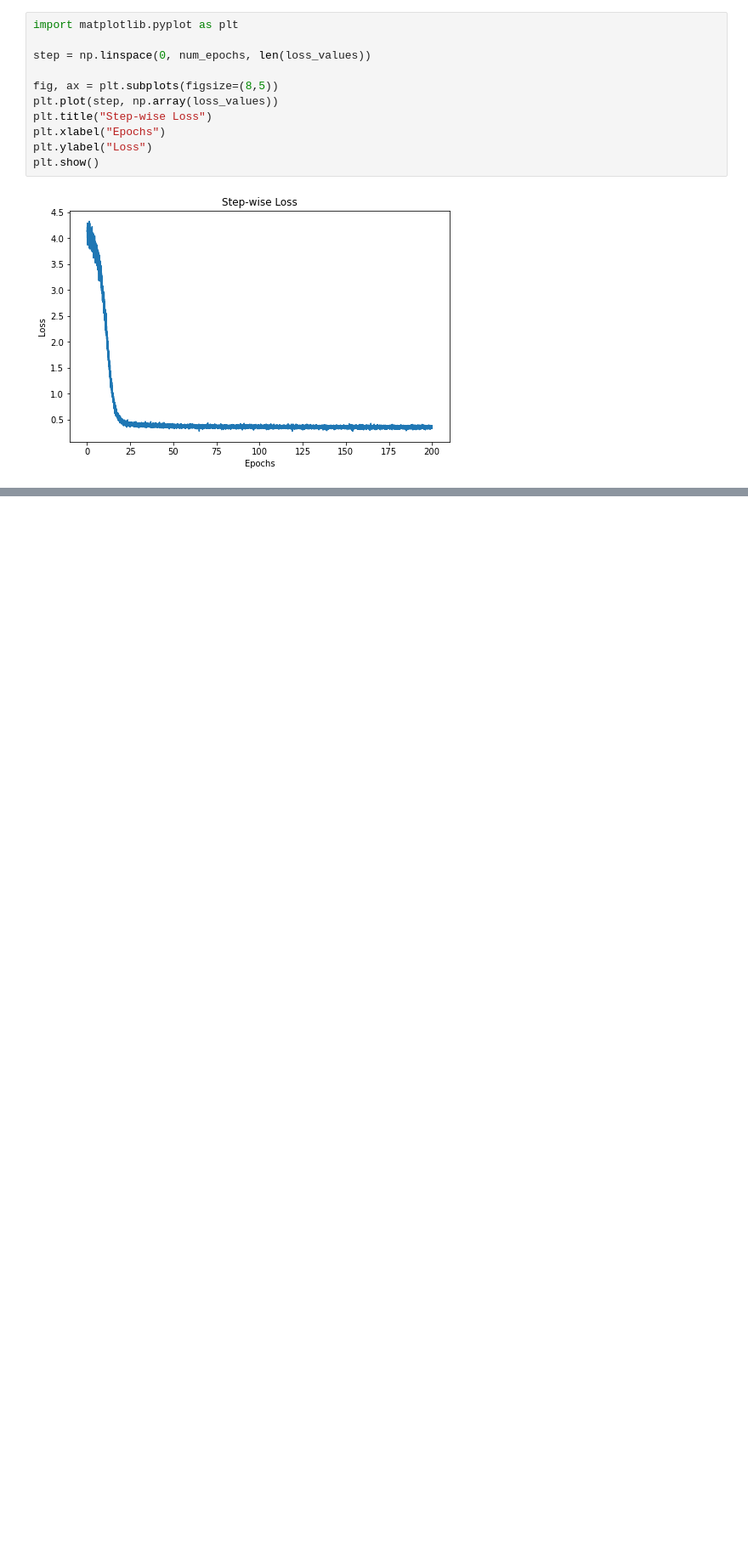
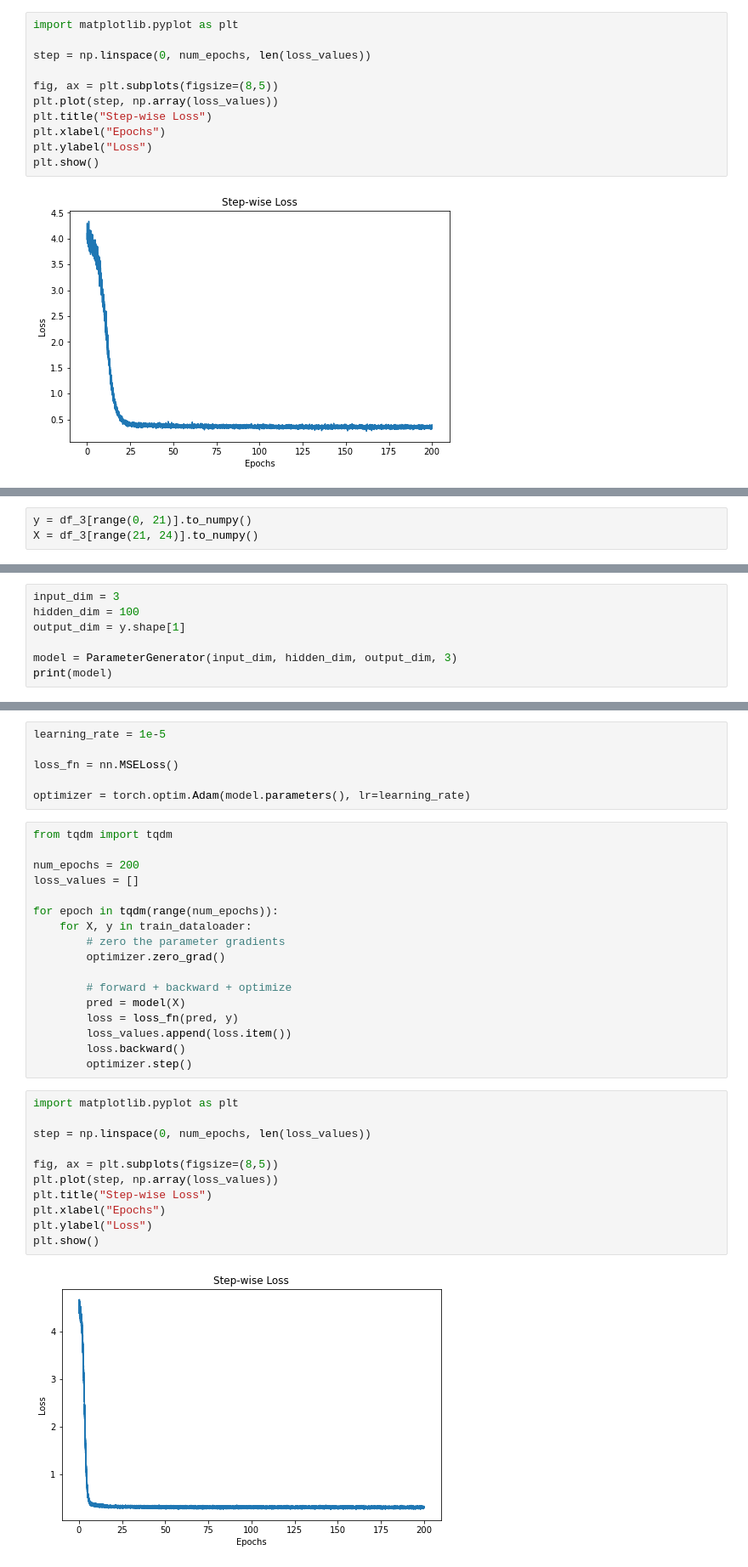
Before and after one commit to D3lph1/moebius, a Jupyter notebook: tutorials/nn.ipynb, the cells around one changed output, grey strips where cells are left out. Shown at 85% size. Cells and saved outputs as stored; diff of their text form; blank space fills up the shorter version.

Commit message:
Evolution optimization and another changes

```diff
--- a/tutorials/nn.ipynb
+++ b/tutorials/nn.ipynb
@@ -221,0 +204,3 @@ print(mse / total)
+# %%
+y = df_3[range(0, 21)].to_numpy()
+X = df_3[range(21, 24)].to_numpy()
@@ -221,0 +218,7 @@ print(mse / total)
+# %%
+input_dim = 3
+hidden_dim = 100
+output_dim = y.shape[1]
+
+model = ParameterGenerator(input_dim, hidden_dim, output_dim, 3)
+print(model)
@@ -221,0 +235,36 @@ print(mse / total)
+# %%
+learning_rate = 1e-5
+
+loss_fn = nn.MSELoss()
+
+optimizer = torch.optim.Adam(model.parameters(), lr=learning_rate)
+# %%
+from tqdm import tqdm
+
+num_epochs = 200
+loss_values = []
+
+for epoch in tqdm(range(num_epochs)):
+    for X, y in train_dataloader:
+        # zero the parameter gradients
+        optimizer.zero_grad()
+
+        # forward + backward + optimize
+        pred = model(X)
+        loss = loss_fn(pred, y)
+        loss_values.append(loss.item())
+        loss.backward()
+        optimizer.step()
+# %%
+import matplotlib.pyplot as plt
+
+step = np.linspace(0, num_epochs, len(loss_values))
+
+fig, ax = plt.subplots(figsize=(8,5))
+plt.plot(step, np.array(loss_values))
+plt.title("Step-wise Loss")
+plt.xlabel("Epochs")
+plt.ylabel("Loss")
+plt.show()
+# %% [output]
+[figure, added]
```
Also changed, not shown: parts of 17 cells of this notebook, 6 other files.
